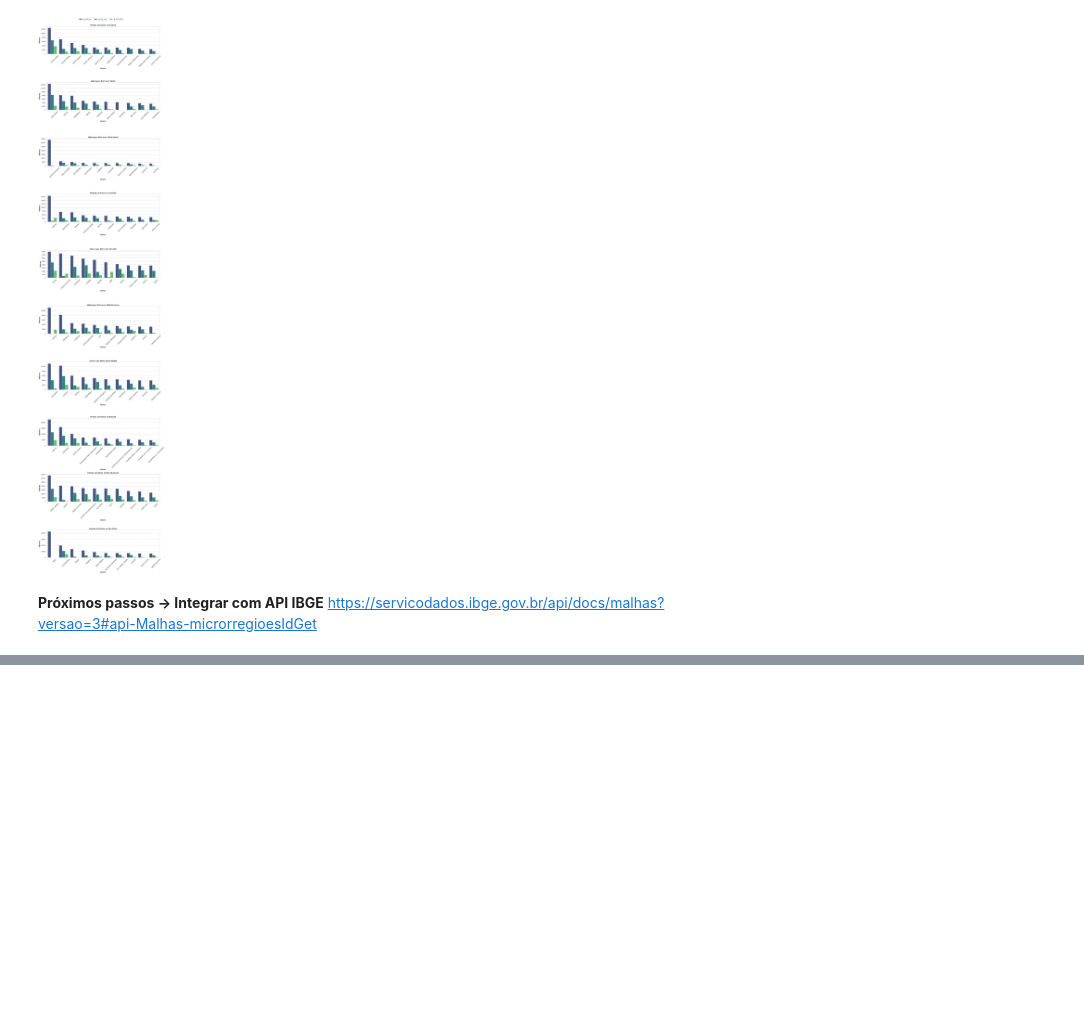
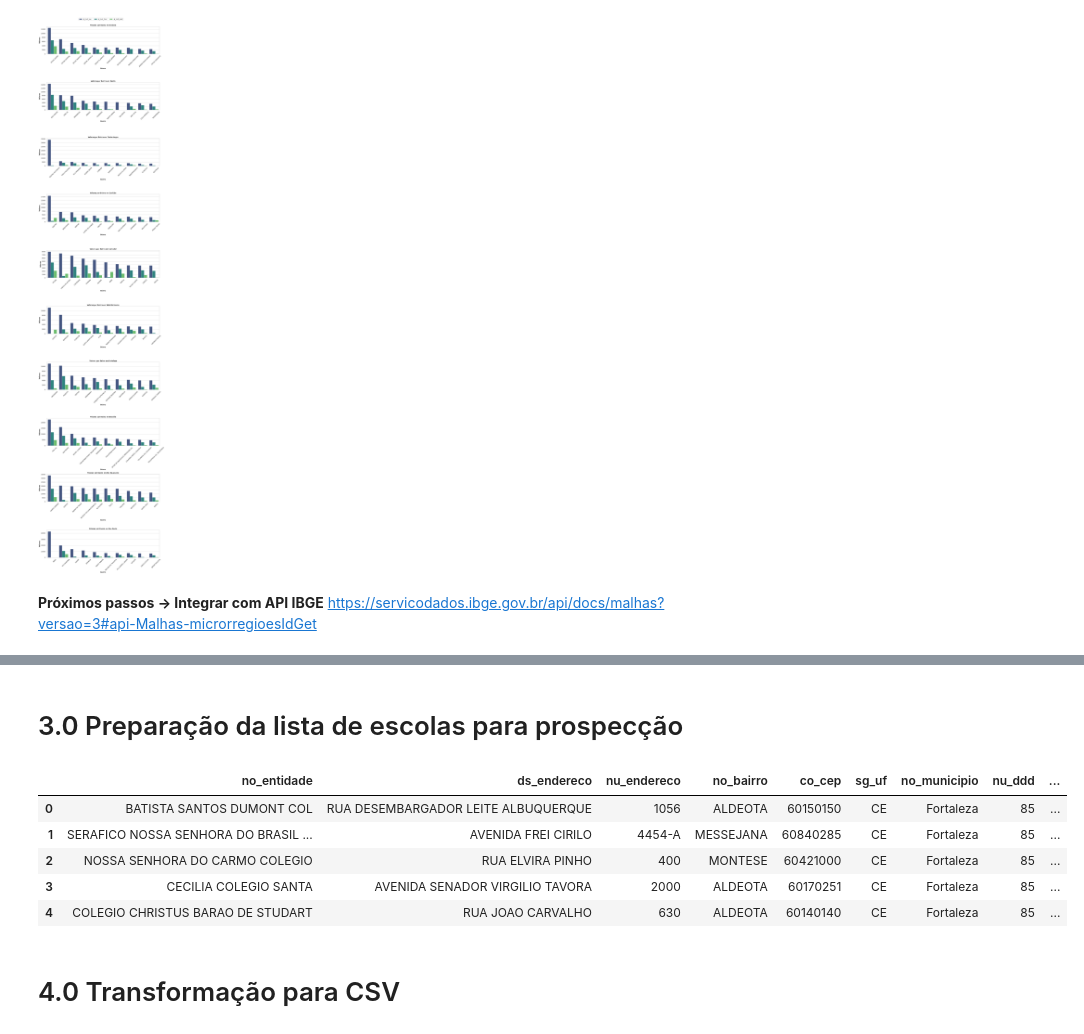
Before and after one commit to victor-vilela/censo_escolar_2022, a Jupyter notebook: notebooks/01-vvo-data-project.ipynb, the cells around one changed output, grey strips where cells are left out. Drawn from its saved outputs; the diff is of its cells as text; code cells hidden in the pictures; blank space fills up the shorter version.

```diff
--- a/notebooks/01-vvo-data-project.ipynb
+++ b/notebooks/01-vvo-data-project.ipynb
@@ -497,2 +644,0 @@ cat_attributes.apply( lambda x: x.unique().shape[0] )
-# %%
-df2 = df1.copy()
@@ -712,0 +658,53 @@ lr_result_cv
+# %%
+hip_5_final = hip_5[['co_entidade', 'no_entidade', 'no_bairro', 'no_municipio', 'sg_uf', 'qt_mat_bas', 'qt_mat_fund', 'qt_mat_med']].groupby(['no_entidade', 'no_bairro', 'no_municipio', 'sg_uf']).sum().reset_index()
+top_escolas = []
+
+for bairro in hip_5_final['no_bairro'].unique():
+
+    qt_mat_bas = (
+        hip_5_final
+        .loc[lambda x: x['no_bairro'] == bairro]
+        .sort_values('qt_mat_bas', ascending=False).head(10)
+    )
+
+    qt_mat_fund = (
+        hip_5_final
+        .loc[lambda x: x['no_bairro'] == bairro]
+        .sort_values('qt_mat_fund', ascending=False).head(10)
+    )
+
+    qt_mat_med = (
+        hip_5_final
+        .loc[lambda x: x['no_bairro'] == bairro]
+        .sort_values('qt_mat_med', ascending=False).head(10)
+    )
+
+    top_escolas_bairro = list(
+        set(qt_mat_bas['co_entidade'].unique()) &
+        set(qt_mat_fund['co_entidade'].unique()) &
+        set(qt_mat_med['co_entidade'].unique())
+    )
+
+    top_escolas.extend(top_escolas_bairro)
+# %% [markdown]
+# 3.0 Preparação da lista de escolas para prospecção
+# %%
+df3 = (
+    df2
+    .loc[df2['co_entidade'].isin(top_escolas)]
+    .reset_index(drop=True)
+)
+# %%
+df_final = df3[['no_entidade', 'ds_endereco', 'nu_endereco', 'no_bairro', 'co_cep', 'sg_uf', 'no_municipio', 'nu_ddd', 'nu_telefone']]
+df_final['co_cep'] = df_final['co_cep'].astype(int)
+# %%
+df_final.head()
+# %% [output]
+|  | no_entidade | ds_endereco | nu_endereco | no_bairro | co_cep | sg_uf | no_municipio | nu_ddd | ... |
+| 0 | BATISTA SANTOS DUMONT COL | RUA DESEMBARGADOR LEITE ALBUQUERQUE | 1056 | ALDEOTA | 60150150 | CE | Fortaleza | 85 | ... |
+| 1 | SERAFICO NOSSA SENHORA DO BRASIL ... | AVENIDA FREI CIRILO | 4454-A | MESSEJANA | 60840285 | CE | Fortaleza | 85 | ... |
+| 2 | NOSSA SENHORA DO CARMO COLEGIO | RUA ELVIRA PINHO | 400 | MONTESE | 60421000 | CE | Fortaleza | 85 | ... |
+| 3 | CECILIA COLEGIO SANTA | AVENIDA SENADOR VIRGILIO TAVORA | 2000 | ALDEOTA | 60170251 | CE | Fortaleza | 85 | ... |
+| 4 | COLEGIO CHRISTUS BARAO DE STUDART | RUA JOAO CARVALHO | 630 | ALDEOTA | 60140140 | CE | Fortaleza | 85 | ... |
+# %% [markdown]
+# 4.0 Transformação para CSV
```
Also changed, not shown: parts of 81 cells of this notebook, 1 other file.
